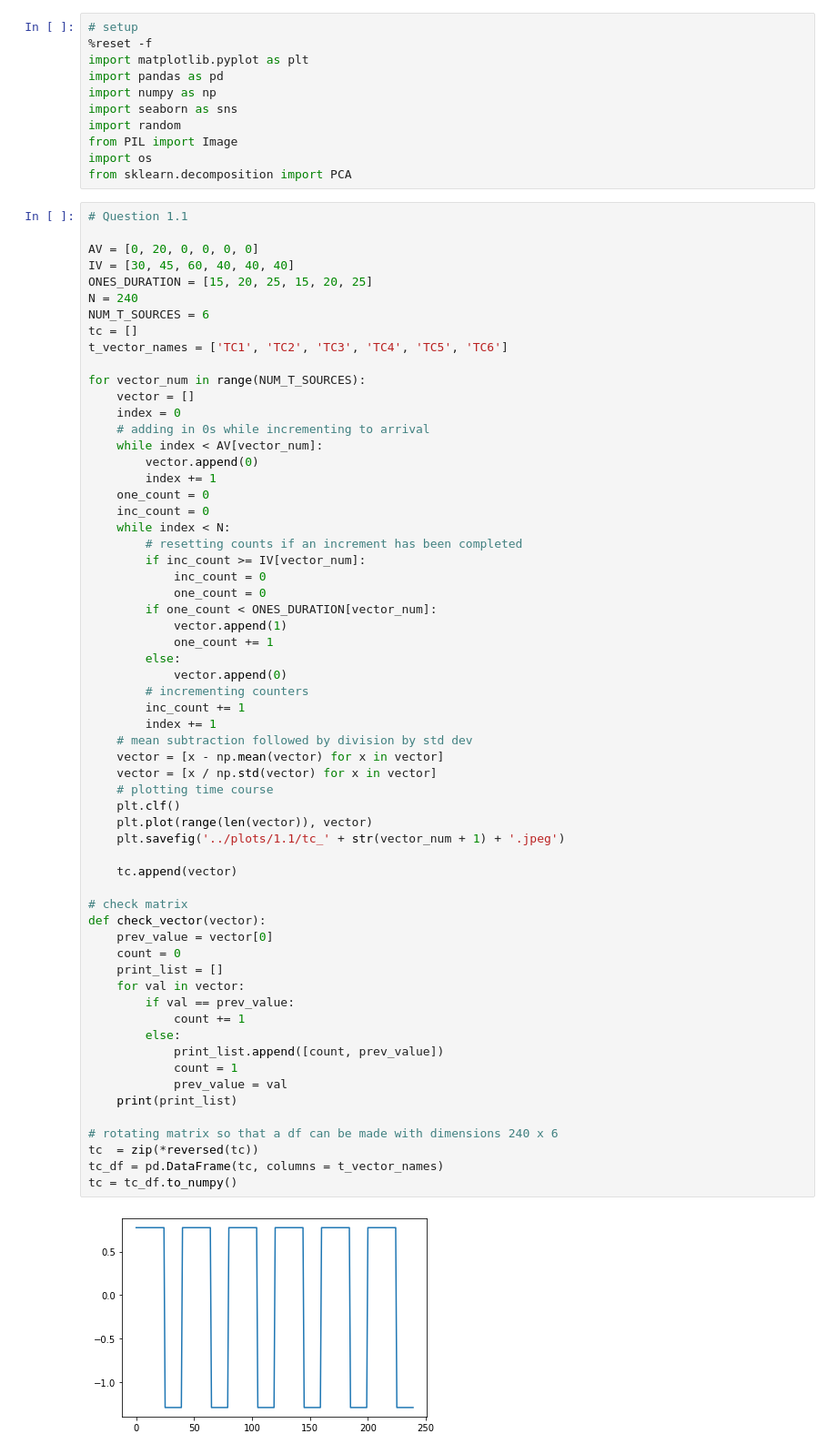
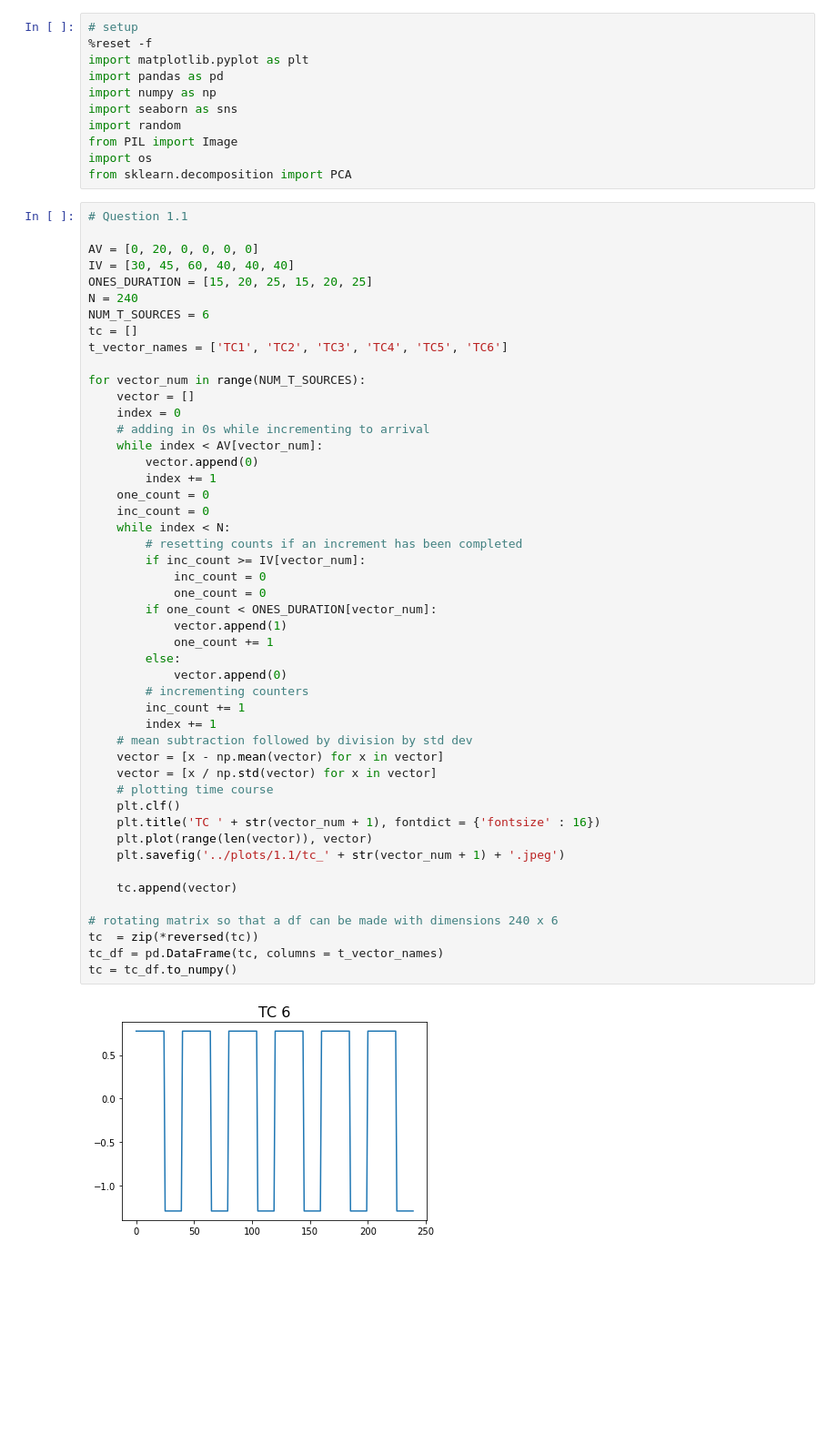
Before and after one commit to hunterthorpe/MAST30034_A1, a Jupyter notebook: code/assignment.ipynb, the cells around one changed output. Shown at 91% size. Saved outputs shown, nothing was run; the diff lists cells and outputs as text; blank space fills up the shorter version.

```diff
--- a/code/assignment.ipynb
+++ b/code/assignment.ipynb
@@ -30,47 +30,34 @@ for vector_num in range(NUM_T_SOURCES):
     one_count = 0
     inc_count = 0
     while index < N:
         # resetting counts if an increment has been completed
         if inc_count >= IV[vector_num]:
             inc_count = 0
             one_count = 0
         if one_count < ONES_DURATION[vector_num]:
             vector.append(1)
             one_count += 1
         else:
             vector.append(0)
         # incrementing counters
         inc_count += 1
         index += 1
     # mean subtraction followed by division by std dev
     vector = [x - np.mean(vector) for x in vector]
     vector = [x / np.std(vector) for x in vector]
     # plotting time course
     plt.clf()
+    plt.title('TC ' + str(vector_num + 1), fontdict = {'fontsize' : 16})
     plt.plot(range(len(vector)), vector)
     plt.savefig('../plots/1.1/tc_' + str(vector_num + 1) + '.jpeg')
 
     tc.append(vector)
 
-# check matrix
-def check_vector(vector):
-    prev_value = vector[0]
-    count = 0
-    print_list = []
-    for val in vector:
-        if val == prev_value:
-            count += 1
-        else:
-            print_list.append([count, prev_value])
-            count = 1
-            prev_value = val
-    print(print_list)
-
 # rotating matrix so that a df can be made with dimensions 240 x 6
 tc  = zip(*reversed(tc))
 tc_df = pd.DataFrame(tc, columns = t_vector_names)
 tc = tc_df.to_numpy()
 # %% [output]
-[figure, old version]
+[figure, new version]
 # %%
 #Question 1.2
```
Also changed, not shown: parts of 9 cells of this notebook, 50 other files.
